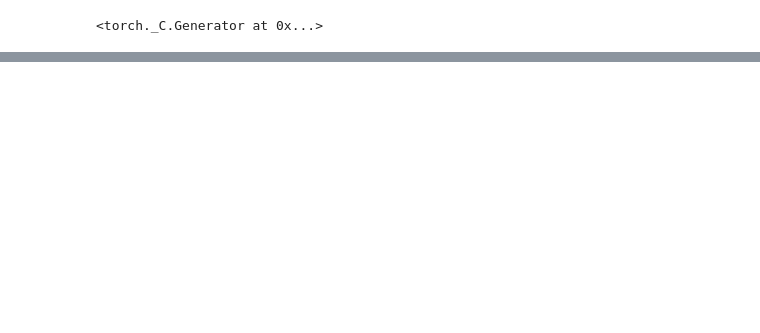
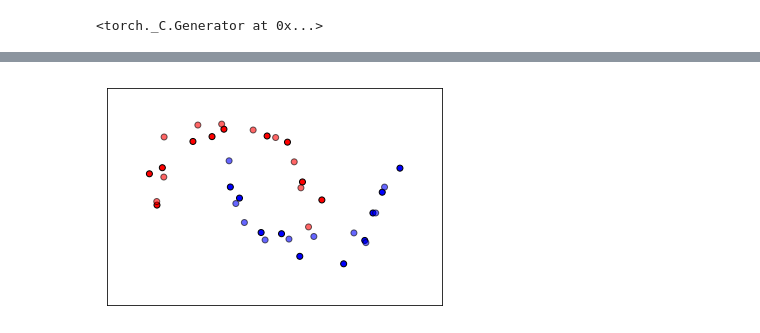
Before and after one commit to vincent6606/decision_compare, a Jupyter notebook: comparing decision boundaries.ipynb, the cells around one changed output, grey strips where cells are left out. Drawn from its saved outputs; the diff is of its cells as text; code cells hidden in the pictures; blank space fills up the shorter version.

```diff
--- a/comparing decision boundaries.ipynb
+++ b/comparing decision boundaries.ipynb
@@ -147,0 +296,37 @@ plt.ioff()
+# %%
+import matplotlib.pyplot as plt
+from matplotlib.colors import ListedColormap
+
+h = 0.02
+x_min, x_max = xTr[:, 0].min() - .5, xTr[:, 0].max() + .5
+y_min, y_max = xTr[:, 1].min() - .5, xTr[:, 1].max() + .5
+xx, yy = np.meshgrid(np.arange(x_min, x_max, h),
+                     np.arange(y_min, y_max, h))
+
+# just plot the dataset first
+cm = plt.cm.RdBu
+cm_bright = ListedColormap(['#FF0000', '#0000FF'])
+ax = plt.subplot(1, 1, 1)
+
+
+# Plot the training points
+ax.scatter(xTr[:, 0], xTr[:, 1], c=yTr, cmap=cm_bright,
+           edgecolors='k')
+# and testing points
+ax.scatter(xTe[:, 0], xTe[:, 1], c=yTe, cmap=cm_bright, alpha=0.6,
+           edgecolors='k')
+ax.set_xlim(xx.min(), xx.max())
+ax.set_ylim(yy.min(), yy.max())
+ax.set_xticks(())
+ax.set_yticks(())
+
+
+
+grid = np.c_[xx.ravel(), yy.ravel()]
+# torch can only train on Variable, so convert them to Variable
+grid = torch.from_numpy(grid).float()
+# x = x.contiguous()
+size = grid.shape[0]
+grid = Variable(grid)
+# %% [output]
+[figure, added]
```
Also changed, not shown: parts of 19 cells of this notebook.
